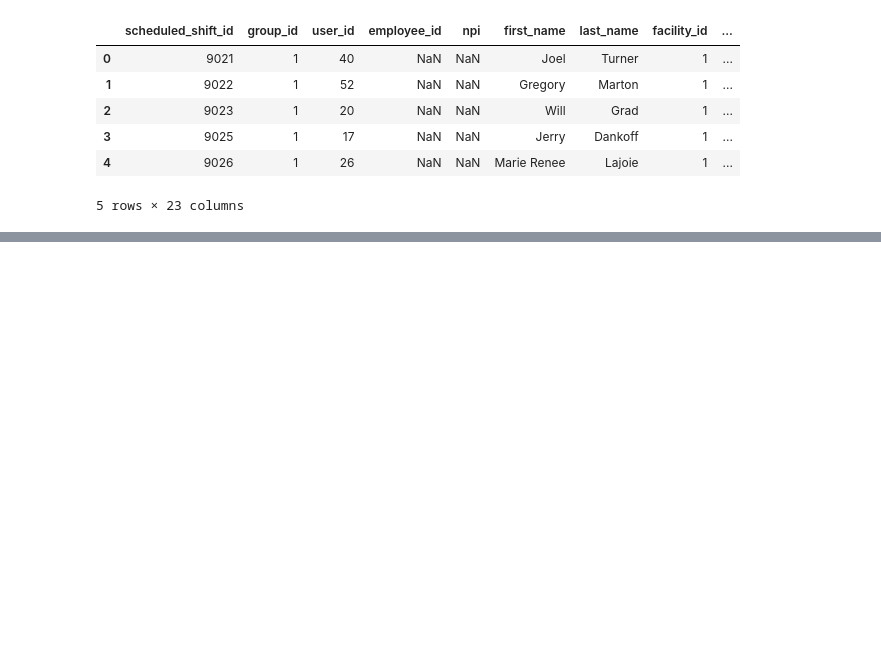
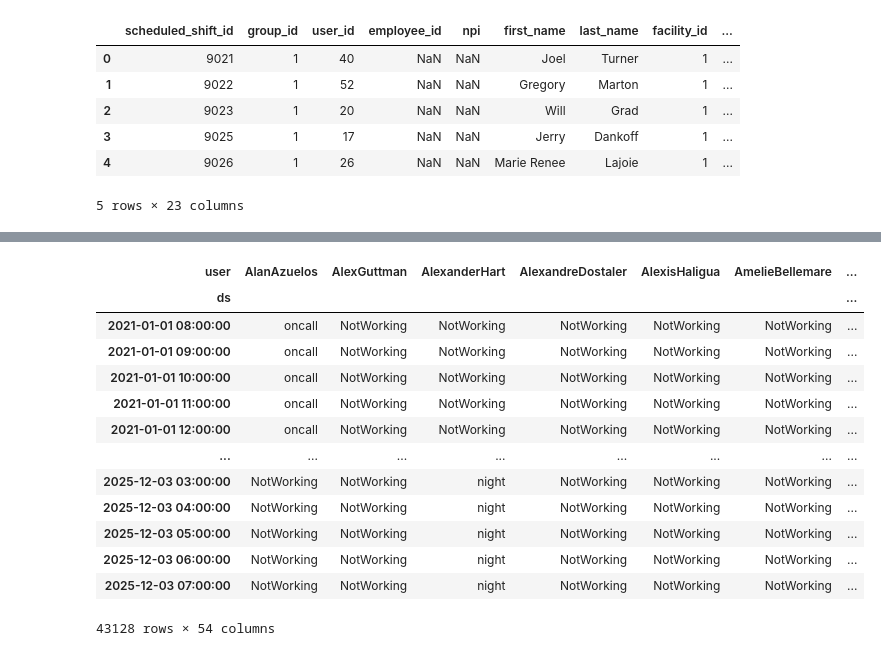
Before and after one commit to drdevinhopkins/ed-flow-2023, a Jupyter notebook: notebooks/25-11-25.ipynb, the cells around one changed output, grey strips where cells are left out. Drawn from its saved outputs; the diff is of its cells as text; code cells hidden in the pictures; blank space fills up the shorter version.

```diff
--- a/notebooks/25-11-25.ipynb
+++ b/notebooks/25-11-25.ipynb
@@ -52,5 +107,47 @@ all_shifts_df.head()
 # %%
-shift_types_dict = {
+# Create hourly rows
+# We'll use a list comprehension to generate the range for each row
+expanded_rows = []
+for _, row in all_shifts_df.iterrows():
+    # Create range. inclusive='left' means [start, end)
+    # If start == end (e.g. 0 length shift after rounding), it will be empty, which is correct
+    hours = pd.date_range(row['shift_start'], row['shift_end'], freq='h', inclusive='left')
+    for h in hours:
+        expanded_rows.append({
+            'ds': h,
+            'user': row['first_name']+row['last_name'],
+            'shift_type': row['shift_type'],
+            'shift_short_name': row['shift_short_name']
+        })
 
-}
+expanded_df = pd.DataFrame(expanded_rows)
+
+# Pivot
+# index=timestamp, columns=user_id, values=shift_type
+hourly_shifts_by_user_df = expanded_df.pivot_table(
+    index='ds',
+    columns='user',
+    values='shift_type',
+    aggfunc='first' # In case of duplicates, take the first
+)
+
+# Fill NaNs
+hourly_shifts_by_user_df = hourly_shifts_by_user_df.fillna('NotWorking')
+# hourly_shifts_by_user_df.reset_index(inplace=True)
+hourly_shifts_by_user_df
+# %% [output]
+| user | AlanAzuelos | AlexGuttman | AlexanderHart | AlexandreDostaler | AlexisHaligua | AmelieBellemare | ... |
+| ds |  |  |  |  |  |  | ... |
+| 2021-01-01 08:00:00 | oncall | NotWorking | NotWorking | NotWorking | NotWorking | NotWorking | ... |
+| 2021-01-01 09:00:00 | oncall | NotWorking | NotWorking | NotWorking | NotWorking | NotWorking | ... |
+| 2021-01-01 10:00:00 | oncall | NotWorking | NotWorking | NotWorking | NotWorking | NotWorking | ... |
+| 2021-01-01 11:00:00 | oncall | NotWorking | NotWorking | NotWorking | NotWorking | NotWorking | ... |
+| 2021-01-01 12:00:00 | oncall | NotWorking | NotWorking | NotWorking | NotWorking | NotWorking | ... |
+| ... | ... | ... | ... | ... | ... | ... | ... |
+| 2025-12-03 03:00:00 | NotWorking | NotWorking | night | NotWorking | NotWorking | NotWorking | ... |
+| 2025-12-03 04:00:00 | NotWorking | NotWorking | night | NotWorking | NotWorking | NotWorking | ... |
+| 2025-12-03 05:00:00 | NotWorking | NotWorking | night | NotWorking | NotWorking | NotWorking | ... |
+| 2025-12-03 06:00:00 | NotWorking | NotWorking | night | NotWorking | NotWorking | NotWorking | ... |
+| 2025-12-03 07:00:00 | NotWorking | NotWorking | night | NotWorking | NotWorking | NotWorking | ... |
+43128 rows × 54 columns
 # %%
```
Also changed, not shown: parts of 13 cells of this notebook, 3 other files.
